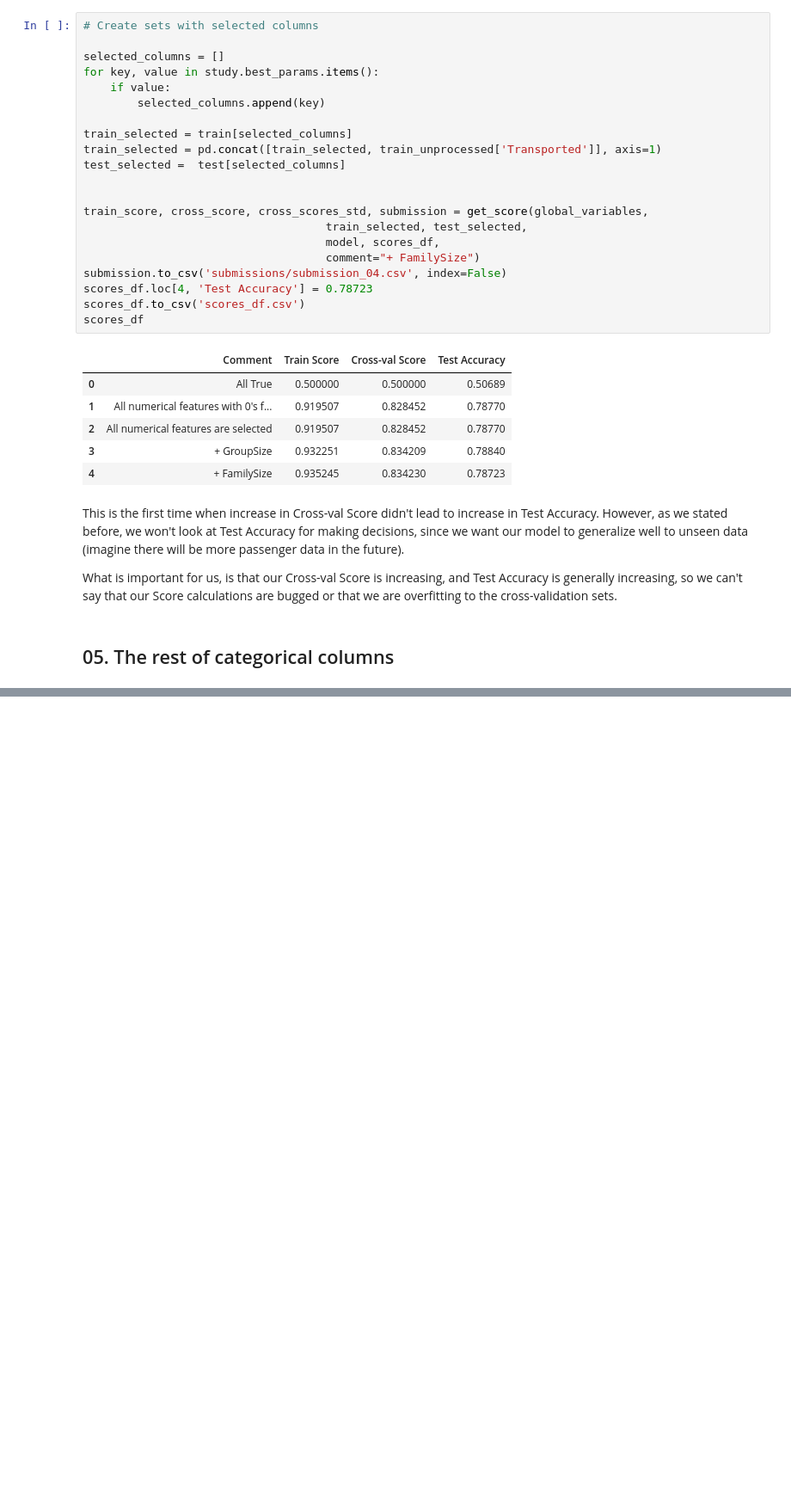
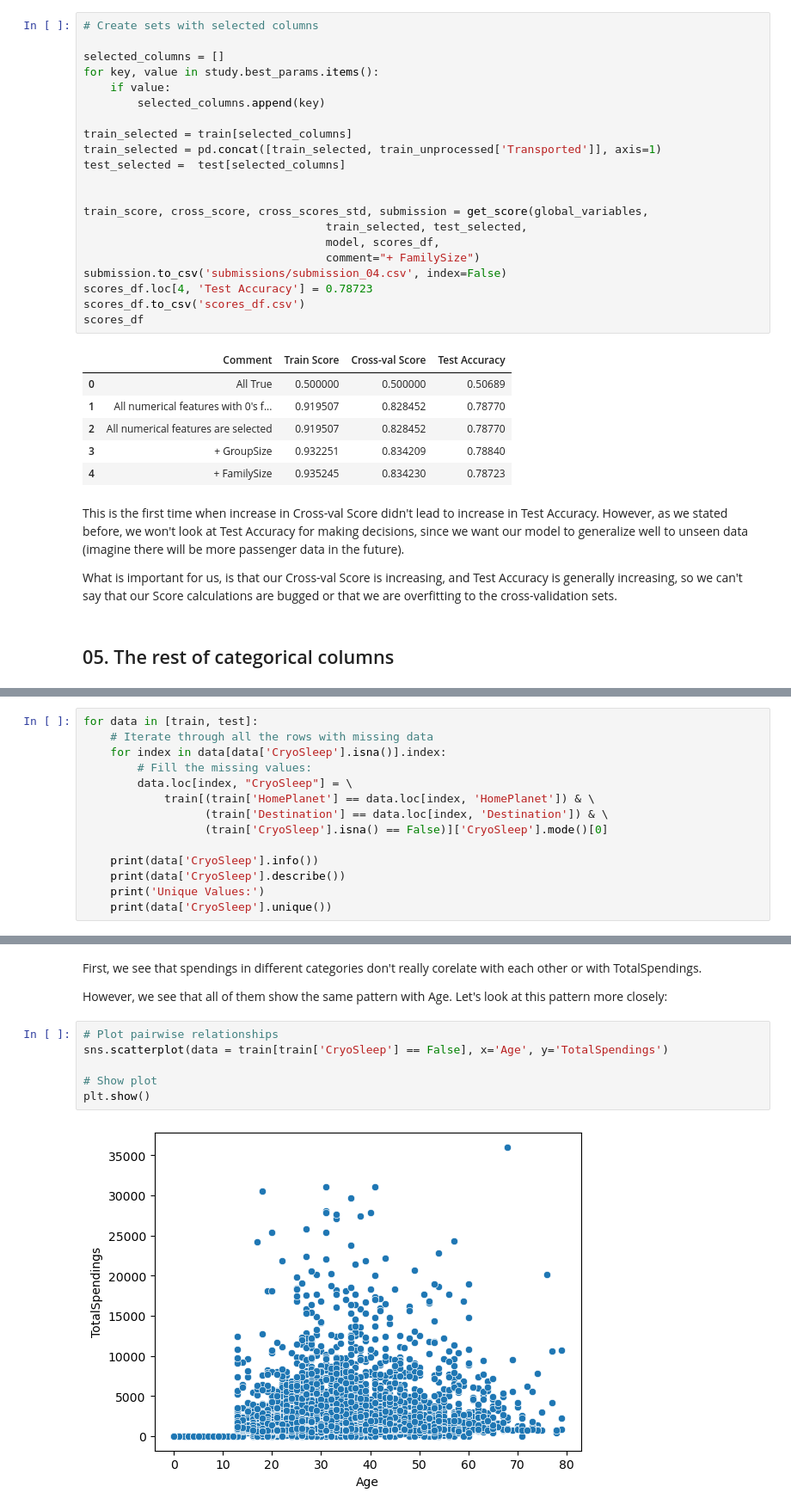
Before and after one commit to NickVasenkov/Spaceship, a Jupyter notebook: Spaceship.ipynb, the cells around one changed output, grey strips where cells are left out. Shown at 86% size. Drawn from its saved outputs; the diff is of its cells as text; blank space fills up the shorter version.

```diff
--- a/Spaceship.ipynb
+++ b/Spaceship.ipynb
@@ -585,0 +811,14 @@ What is important for us, is that our Cross-val Score is increasing, and Test Ac
+# %%
+for data in [train, test]:
+    # Iterate through all the rows with missing data
+    for index in data[data['CryoSleep'].isna()].index:
+        # Fill the missing values:
+        data.loc[index, "CryoSleep"] = \
+            train[(train['HomePlanet'] == data.loc[index, 'HomePlanet']) & \
+                  (train['Destination'] == data.loc[index, 'Destination']) & \
+                  (train['CryoSleep'].isna() == False)]['CryoSleep'].mode()[0]
+
+    print(data['CryoSleep'].info())
+    print(data['CryoSleep'].describe())
+    print('Unique Values:')
+    print(data['CryoSleep'].unique())
@@ -585,0 +1108,12 @@ What is important for us, is that our Cross-val Score is increasing, and Test Ac
+# %% [markdown]
+First, we see that spendings in different categories don't really corelate with each other or with TotalSpendings.
+
+However, we see that all of them show the same pattern with Age. Let's look at this pattern more closely:
+# %%
+# Plot pairwise relationships
+sns.scatterplot(data = train[train['CryoSleep'] == False], x='Age', y='TotalSpendings')
+
+# Show plot
+plt.show()
+# %% [output]
+[figure, added]
```
Also changed, not shown: parts of 54 cells of this notebook, 19 other files.
